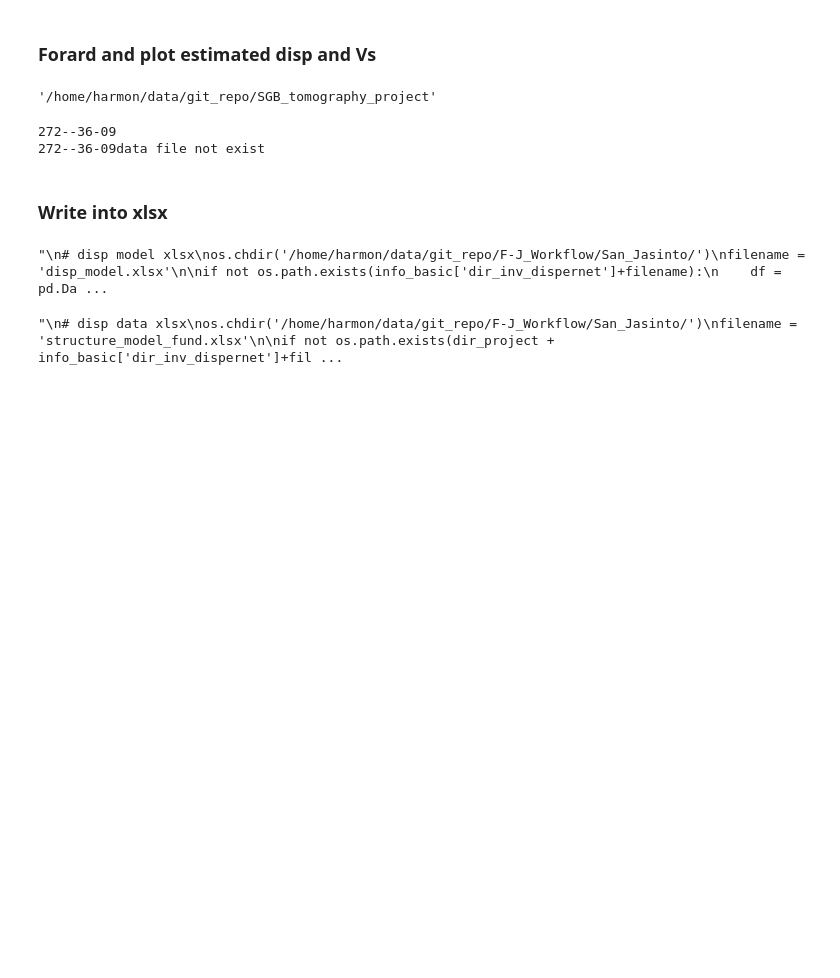
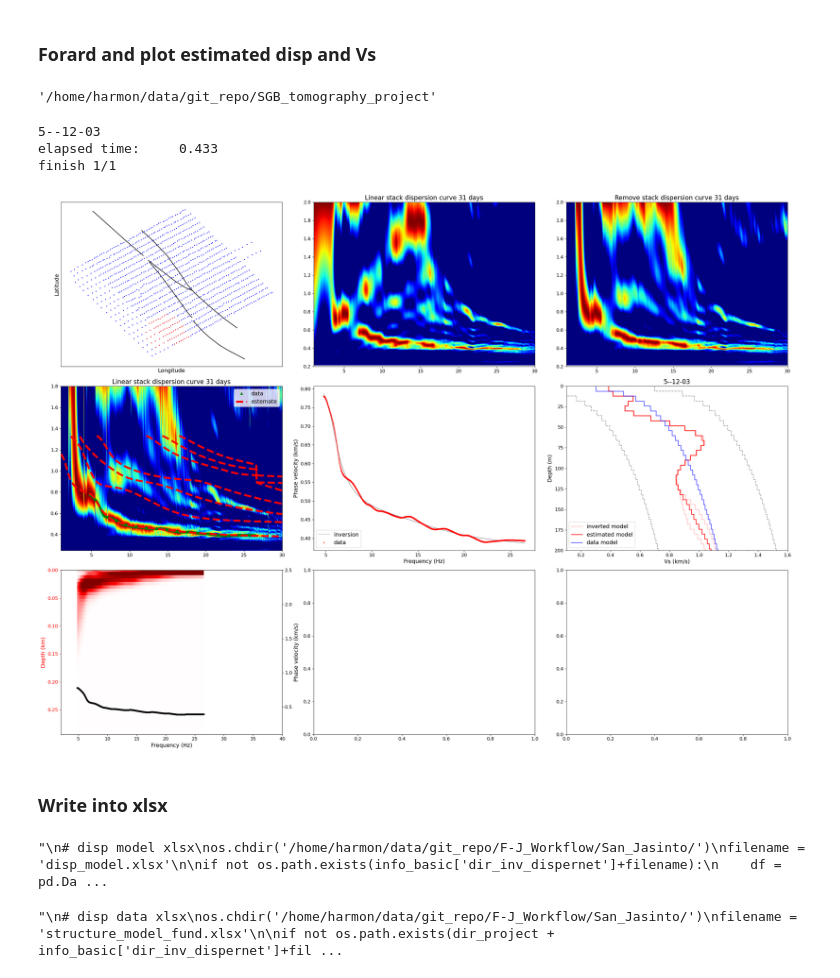
Before and after one commit to harmonsong/SGB_tomography_project, a Jupyter notebook: p_3-2_inversion-fund.ipynb, the cells around one changed output. Drawn from its saved outputs; the diff is of its cells as text; code cells hidden in the pictures; blank space fills up the shorter version.

```diff
--- a/p_3-2_inversion-fund.ipynb
+++ b/p_3-2_inversion-fund.ipynb
@@ -72,7 +72,7 @@ f = info_basic_bi['f']
 c = np.linspace(info_basic['c_min'], info_basic['c_max'], info_basic['c_num'])
 # %%
 key_subworks = info_basic['key_subworks']
-key_subworks = ['272--36-09']
+key_subworks = ['5--12-03']
 #key_subworks = ['13--20-03','22--29-03','28--35-03','41--49-03']
 #key_subworks = ['41--49-03']
 #key_subworks = [str(i) for i in range(1,19)]
@@ -150,7 +150,7 @@ with open(dir_project + info_basic['dir_inv_dispernet']+file_config, 'r') as fp:
 
 all_disp = 0
 show_init = 0
-xlim_f = [1,40]
+xlim_f = [1,30]
 ylim_c = [0.25,1.8]
 clim = [0,1]
 
@@ -282,35 +282,37 @@ for key_subwork in key_subworks:
     ax[0][0]=plotlib.plot_area(ax[0][0],lon_all,lat_all,lon_this,lat_this)
     for i in range(len(faults)):
         ax[0][0].plot(faults['clark'+str(i+1)]['lon'], faults['clark'+str(i+1)]['lat'], 'k')
 
 
 
     # plot ncfs and ncfstW
     ds = h5py.File(dir_ds+'ds_'+key_subwork+'.h5', 'r')
     ds_linear = ds['ds_linear'][0]
     ds_remove = ds['ds_remove'][0]
     ds_linear = plotlib.smooth_ds(ds_linear)
     ds_remove = plotlib.smooth_ds(ds_remove)
     title0 = "Linear stack dispersion curve "+str(d_len)+' days'
     ax[0][1] = plotlib.plot_fj(ax[0][1],ds_linear,title0,f,c,0,v_min=v_min,v_max=v_max,c_map=c_map)
     ax[0][1].set_xlim(xlim_f)
 
     title0 = "Remove stack dispersion curve "+str(d_len)+' days'
     ax[0][2] = plotlib.plot_fj(ax[0][2],ds_remove,title0,f,c,0,v_min=v_min,v_max=v_max,c_map=c_map)
     ax[0][2].set_xlim(xlim_f)
 
 
 
     plt.tight_layout()
     #plt.savefig(dir_image+'Sens-kernel_'+key_subwork+'.png',dpi=60)
     plt.savefig(dir_image+'invplot_all_'+key_subwork+'.png',dpi=60)
 
 
     print('finish '+str(flag_num)+'/'+str(len(key_subworks)))
     #plt.close()
 # %% [output]
-272--36-09
-272--36-09data file not exist
+5--12-03
+elapsed time:     0.433
+finish 1/1
+[figure, added]
 # %% [markdown]
 ### Write into xlsx
 # %%
```
Also changed, not shown: parts of 2 cells of this notebook.
